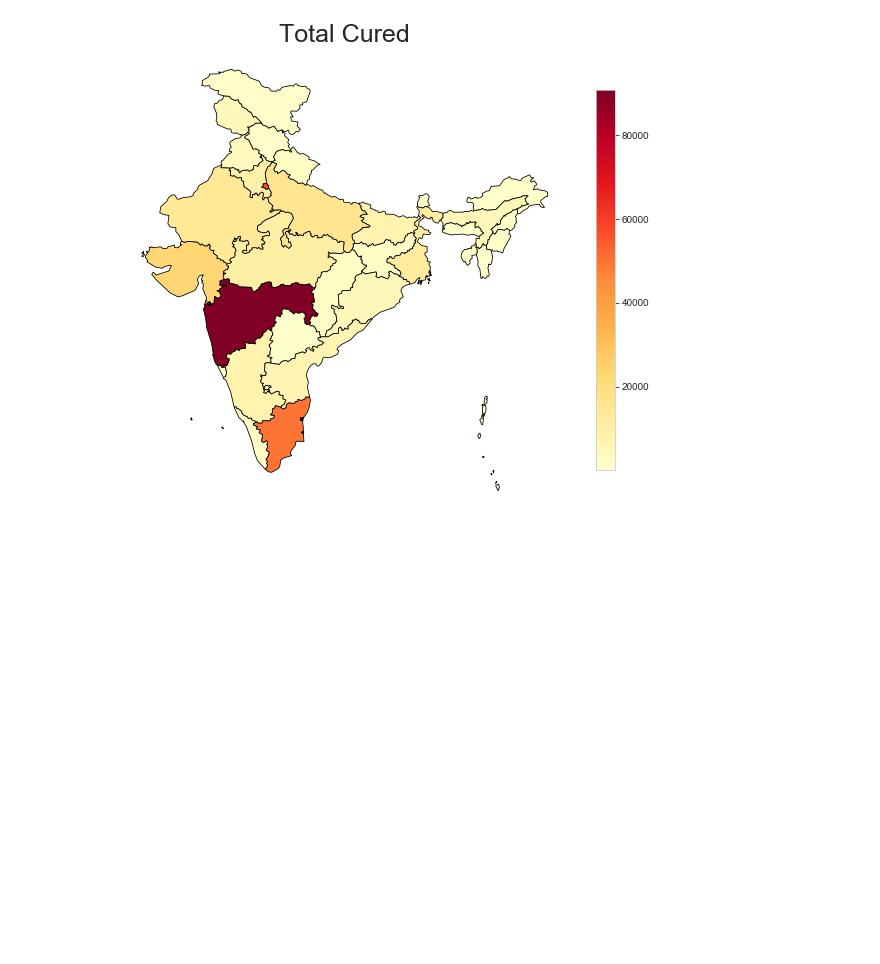
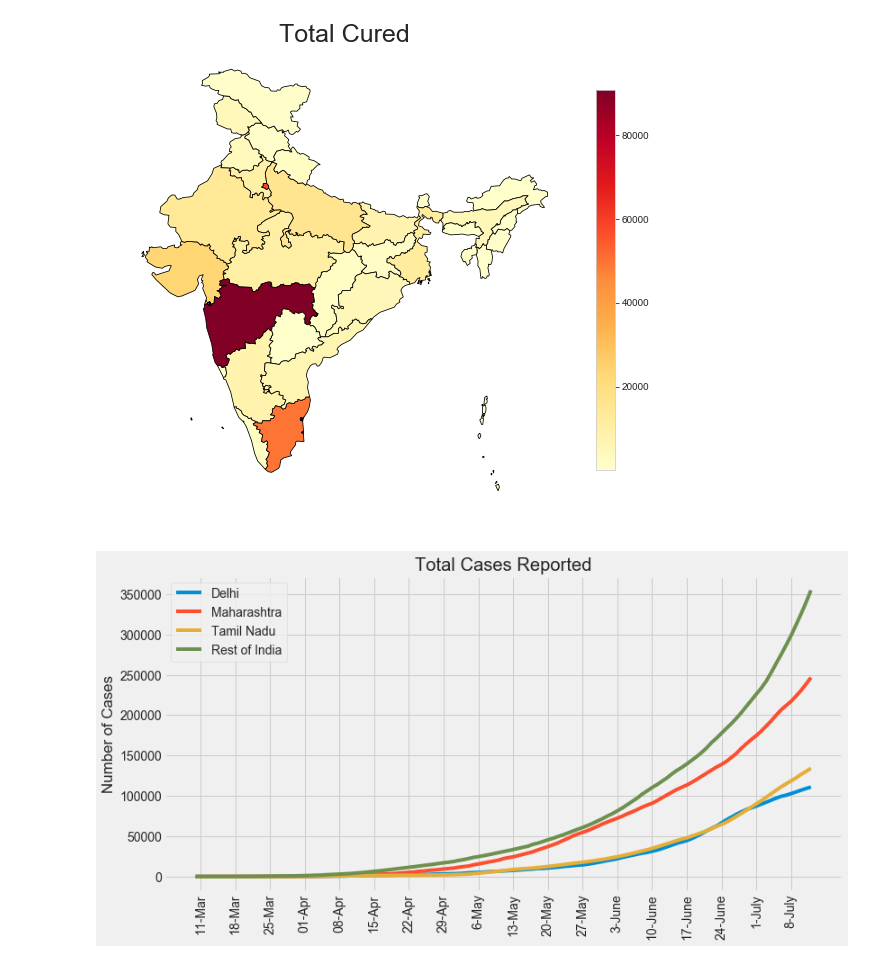
Before and after one commit to sydney-machine-learning/LSTM-COVID-19-India, a Jupyter notebook: Data/Data - Analysis - Covid in India.ipynb, the cells around one changed output. Cells and saved outputs as stored; diff of their text form; code cells hidden in the pictures; blank space fills up the shorter version.

```diff
--- a/Data/Data - Analysis - Covid in India.ipynb
+++ b/Data/Data - Analysis - Covid in India.ipynb
@@ -122,0 +139,21 @@ for i in list(dfm):
+# %%
+other_states = [col for col in cases.columns if col not in ["Delhi", "Maharashtra", "Tamil Nadu", "Totals"]]
+# %%
+cases["Rest of India"] = cases[other_states].sum(axis=1)
+# %%
+plot_cases = cases[["Delhi", "Maharashtra", "Tamil Nadu", "Rest of India"]]
+# %%
+date = pd.DataFrame(date)
+date.iloc[:,0].dt.is_month_start
+plt.rcParams['figure.figsize'] = 12, 6
+plt.style.use("fivethirtyeight")
+# %%
+fig = plt.plot(plot_cases.index,plot_cases)
+plt.title("Total Cases Reported")
+plt.legend(labels=["Delhi", "Maharashtra", "Tamil Nadu", "Rest of India"])
+plt.xticks(ticks=range(1,date.shape[0],7), rotation=90)
+plt.ylabel("Number of Cases")
+plt.savefig('Images/comparison.png', dpi=300, bbox_inches='tight')
+plt.show()
+# %% [output]
+[figure, added]
```
Also changed, not shown: parts of 2 cells of this notebook.
